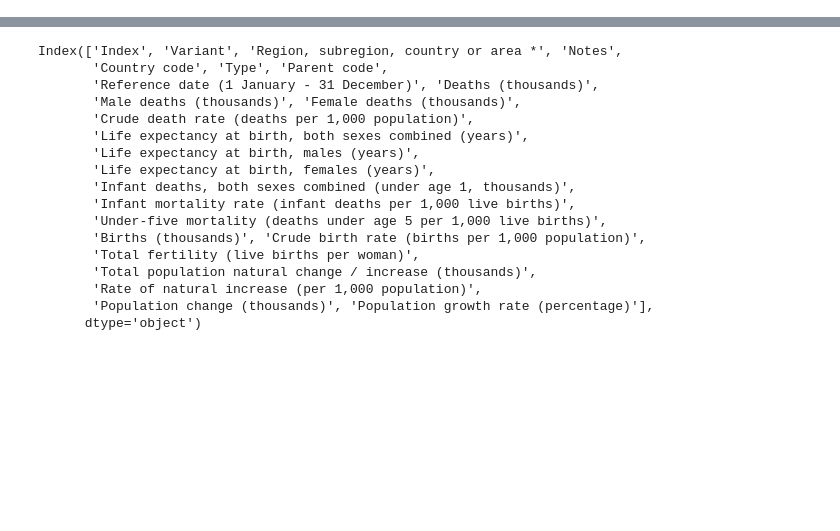
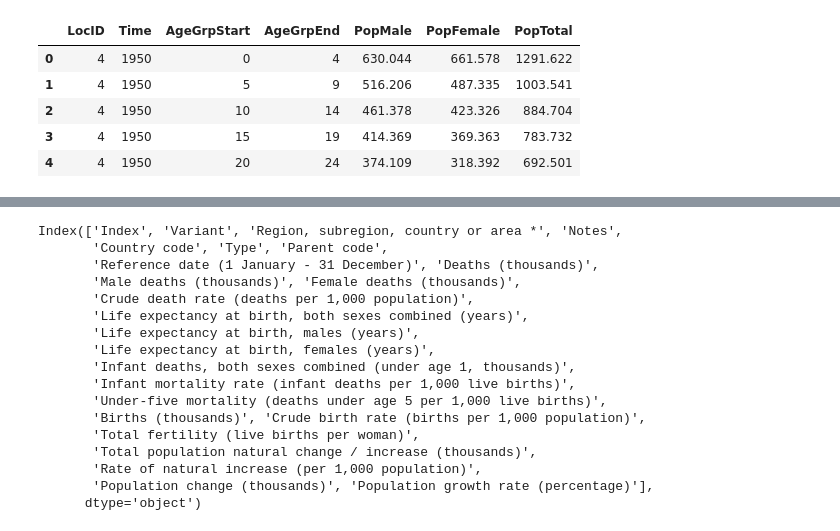
Before and after one commit to YannChye/noPreferenceInCamelCase, a Jupyter notebook: 01_transform_data.ipynb, the cells around one changed output, grey strips where cells are left out. Drawn from its saved outputs; the diff is of its cells as text; code cells hidden in the pictures; blank space fills up the shorter version.

```diff
--- a/01_transform_data.ipynb
+++ b/01_transform_data.ipynb
@@ -177,0 +190,14 @@ for i in demographic_df["Country code"]:
+# %%
+# clean population data
+population_df["AgeGrpEnd"]=population_df["AgeGrpStart"]+4
+population_df=population_df[["LocID","Time","AgeGrpStart","AgeGrpEnd","PopMale","PopFemale","PopTotal"]]
+# remove projections into the future (population survey conducted in 2019)
+population_df=population_df[population_df["Time"]<=2019]
+population_df.head()
+# %% [output]
+|  | LocID | Time | AgeGrpStart | AgeGrpEnd | PopMale | PopFemale | PopTotal |
+| 0 | 4 | 1950 | 0 | 4 | 630.044 | 661.578 | 1291.622 |
+| 1 | 4 | 1950 | 5 | 9 | 516.206 | 487.335 | 1003.541 |
+| 2 | 4 | 1950 | 10 | 14 | 461.378 | 423.326 | 884.704 |
+| 3 | 4 | 1950 | 15 | 19 | 414.369 | 369.363 | 783.732 |
+| 4 | 4 | 1950 | 20 | 24 | 374.109 | 318.392 | 692.501 |
```
Also changed, not shown: parts of 41 cells of this notebook, 11 other files.
